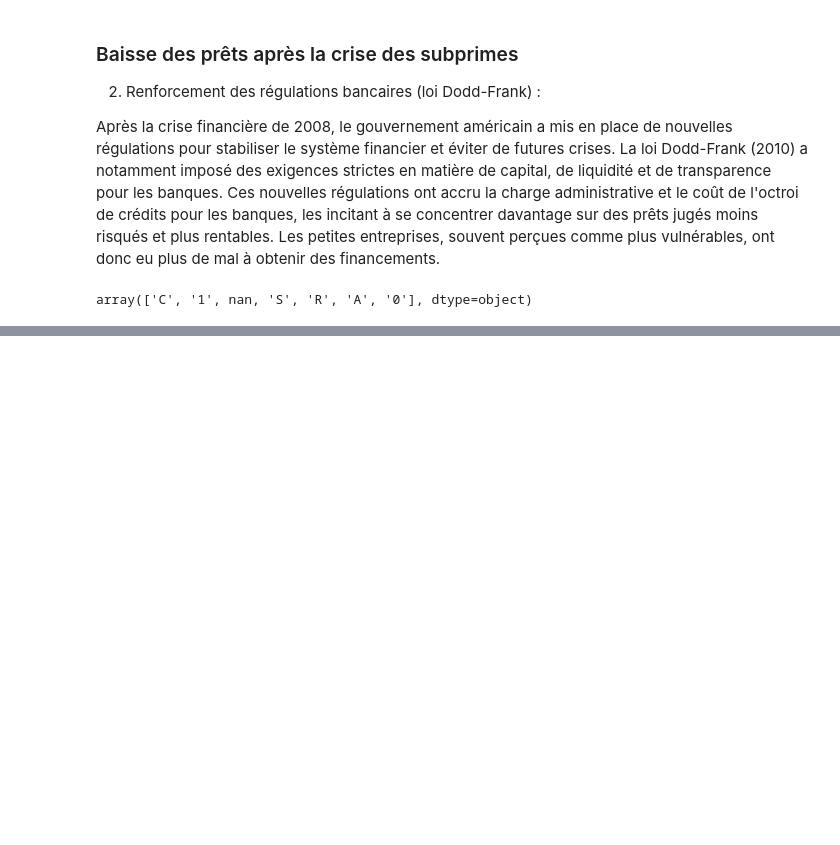
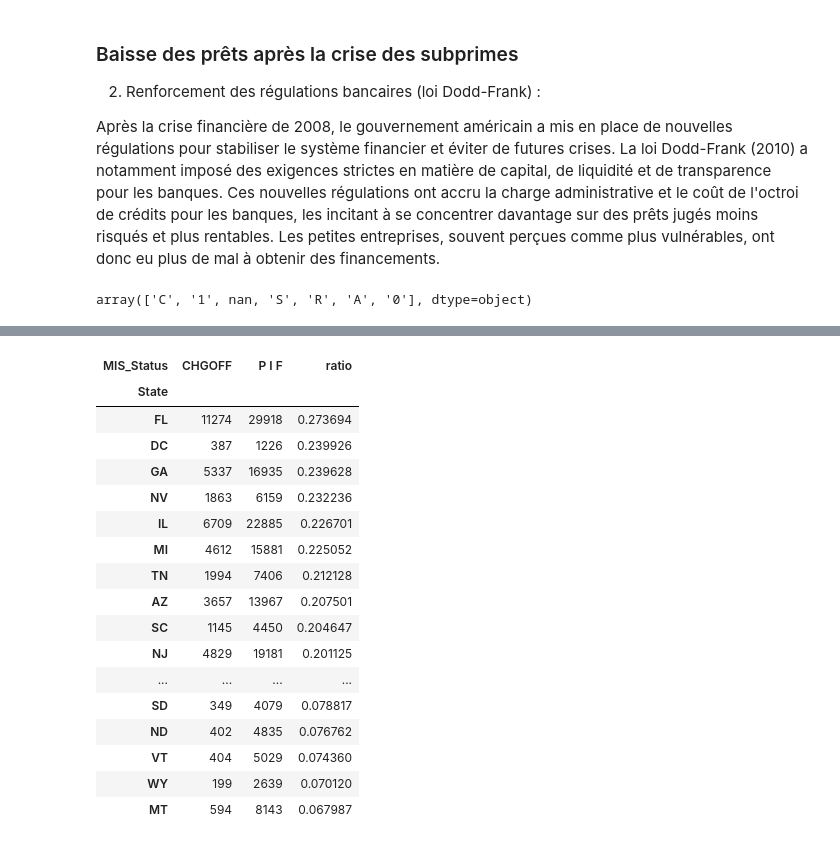
Before and after one commit to haceneZERROUK/brief_loan, a Jupyter notebook: analyse.ipynb, the cells around one changed output, grey strips where cells are left out. Cells and saved outputs as stored; diff of their text form; code cells hidden in the pictures; blank space fills up the shorter version.

```diff
--- a/analyse.ipynb
+++ b/analyse.ipynb
@@ -111,10 +129,17 @@ df_2['bank_loan_float'] = df_2['GrAppv'].map(lambda x : float(x[1:].replace(',',
 # Nettoyage de la colonne lowdoc le programme a été créé en 1993 avec les condtions d'être en dessous de 150000 dollars de prêt
 df_2['LowDoc'] = df_2.apply(
     lambda row: row['LowDoc'] if row['LowDoc'] in ['Y', 'N']
-    else ('N' if row['ApprovalFY'] <= 1993 else ('N' if row['bank_loan_float'] > 150000 else 'Y')), axis=1)
+    else ('N' if row['ApprovalFY'] < 1993 else ('N' if row['bank_loan_float'] > 150000 else 'Y')), axis=1)
 
-# Afficher les valeurs uniques dans la colonne 'LowDoc'
-print(df_2['LowDoc'].unique())
+
+# Formatage et de nettoyage de la colonne Approuval Date
+# Modifier les années en fonction de la condition
+df_2['ApprovalDate'] = df_2['ApprovalDate'].map(
+    lambda x: x.replace(x[-3:], '-19' + x[-2:]) if int(x[-2:]) >= 50 else x.replace(x[-3:], '-20' + x[-2:])
+)
+df_2['ApprovalDate'] = pd.to_datetime(df_2['ApprovalDate'])
+# df_2['ApprovalDate'] = df_2['ApprovalDate'].map(lambda x : date(year = x.year,month = x.month, day = x.day ))
+
 
 df_2.dtypes
 # %% [output]
@@ -379,0 +419,17 @@ Name: LowDoc, Length: 899164, dtype: object
+# %%
+df_2_chi2 = df_2[['State', 'NAICS','UrbanRural','LowDoc','MIS_Status']]
+
+for column in df_2_chi2.columns:
+    df_var = df_2_chi2[column].astype('category')
+    df_cible = df_2_chi2['MIS_Status'].astype('category')
+    contingency_table = pd.crosstab(df_var, df_cible)
+
+    chi2, p, dof, expected = stats.chi2_contingency(contingency_table)
+
+    print(f'le résultat pour {column}')
+    print("Statistique Chi-2:", chi2)
+    print("Degrés de liberté:", dof)
+    print("P-value:", p)
+    print("Tableau des valeurs attendues :\n", expected)
+    print('')
+    print('================================================================================')
@@ -379,0 +454,25 @@ Name: LowDoc, Length: 899164, dtype: object
+# %%
+df_var = df_2_chi2['State'].astype('category')
+df_cible = df_2_chi2['MIS_Status'].astype('category')
+contingency_table = pd.crosstab(df_var, df_cible)
+contingency_table['ratio'] = contingency_table['CHGOFF'] / (contingency_table['CHGOFF'] + contingency_table['P I F'])
+contingency_table.sort_values(by = 'ratio', ascending=False)
+# %% [output]
+| MIS_Status | CHGOFF | P I F | ratio |
+| State |  |  |  |
+| FL | 11274 | 29918 | 0.273694 |
+| DC | 387 | 1226 | 0.239926 |
+| GA | 5337 | 16935 | 0.239628 |
+| NV | 1863 | 6159 | 0.232236 |
+| IL | 6709 | 22885 | 0.226701 |
+| MI | 4612 | 15881 | 0.225052 |
+| TN | 1994 | 7406 | 0.212128 |
+| AZ | 3657 | 13967 | 0.207501 |
+| SC | 1145 | 4450 | 0.204647 |
+| NJ | 4829 | 19181 | 0.201125 |
+| ... | ... | ... | ... |
+| SD | 349 | 4079 | 0.078817 |
+| ND | 402 | 4835 | 0.076762 |
+| VT | 404 | 5029 | 0.074360 |
+| WY | 199 | 2639 | 0.070120 |
+| MT | 594 | 8143 | 0.067987 |
```
Also changed, not shown: parts of 12 cells of this notebook.
